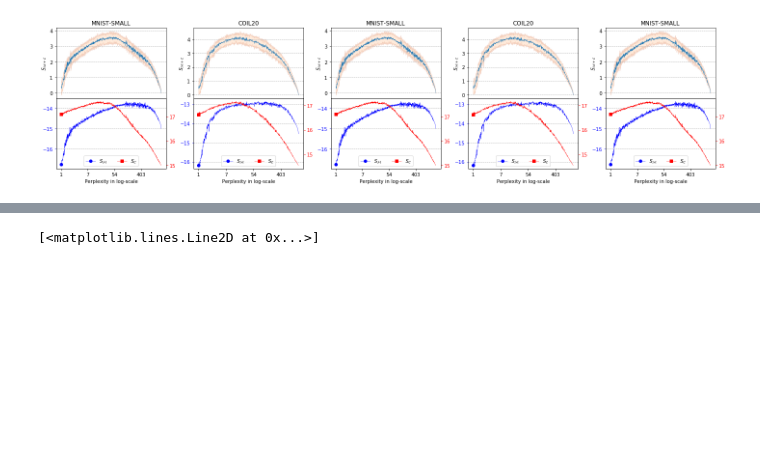
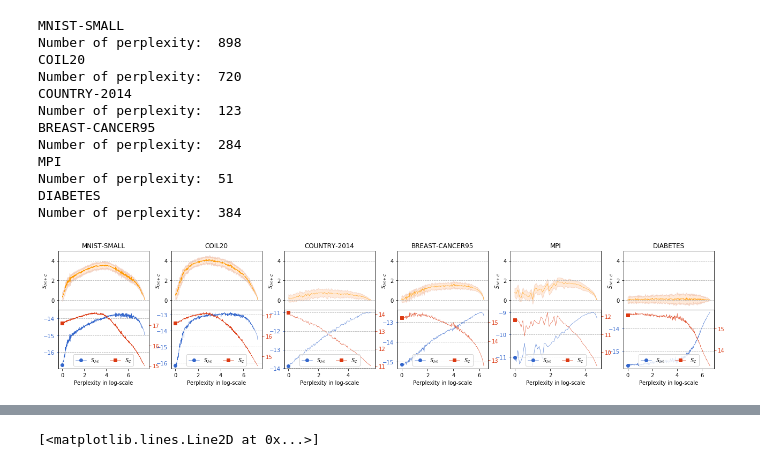
Before and after one commit to vu-minh/tsne_auto_perp_constraints, a Jupyter notebook: Constraint score by perplexity.ipynb, the cells around one changed output, grey strips where cells are left out. Saved outputs shown, nothing was run; the diff lists cells and outputs as text; code cells hidden in the pictures; blank space fills up the shorter version.

Commit message:
Plot cosine distance b.w. constraint and metric scores, minor change dataset name for easily displaying

```diff
--- a/Constraint score by perplexity.ipynb
+++ b/Constraint score by perplexity.ipynb
@@ -87,20 +90,39 @@ def _plot_constraint_scores(ax1, ax2, perps,
         plt.subplots_adjust(hspace=0)
         plt.savefig('./plots/[{}]constraint_scores.pdf'.format(dataset_name))
 # %%
-fig, axes = plt.subplots(2, 5, figsize=(20, 5))
+datasets = [
+    'MNIST-SMALL',
+    'COIL20',
+    'COUNTRY-2014',
+    'BREAST-CANCER95',
+    'MPI',
+    'DIABETES'
+]
 
-datasets = ['MNIST-SMALL', 'COIL20', 'MNIST-SMALL', 'COIL20', 'MNIST-SMALL']
+fig, axes = plt.subplots(2, len(datasets), figsize=(18, 4))
 
 for i, dataset_name in enumerate(datasets):
     ax1, ax2 = axes[0][i], axes[1][i]
     _plot_S(ax1, ax2, dataset_name, in_subplot=True)
 
 plt.tight_layout()
 plt.subplots_adjust(hspace=0, wspace=0.25)
 # plt.suptitle('$S_{\mathcal{M}+\mathcal{C}}, S_{\mathcal{M}}$ and $S_{\mathcal{C}}$ for all datasets', y=1.05)
 plt.savefig('./plots/[ALL]constraint_scores.pdf')
 # %% [output]
+MNIST-SMALL
+Number of perplexity:  898
+COIL20
+Number of perplexity:  720
+COUNTRY-2014
+Number of perplexity:  123
+BREAST-CANCER95
+Number of perplexity:  284
+MPI
+Number of perplexity:  51
+DIABETES
+Number of perplexity:  384
-[figure, old version]
+[figure, new version]
 # %%
 fig, axes = plt.subplots(2,1, figsize=(6,5))
 dataset_name = 'MNIST-SMALL'
```
Also changed, not shown: parts of 3 cells of this notebook, 8 other files.
